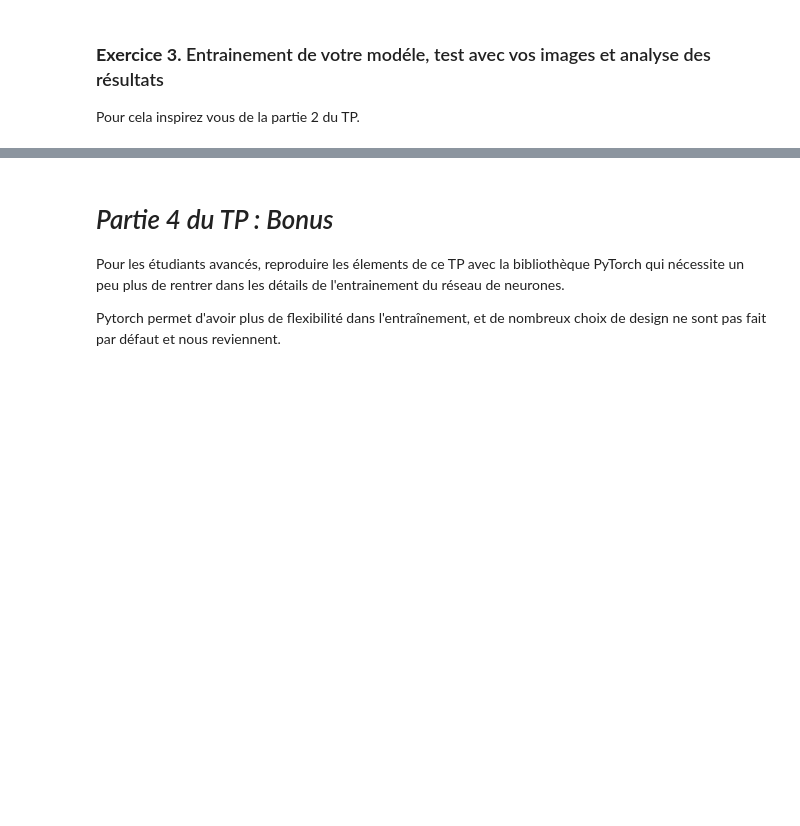
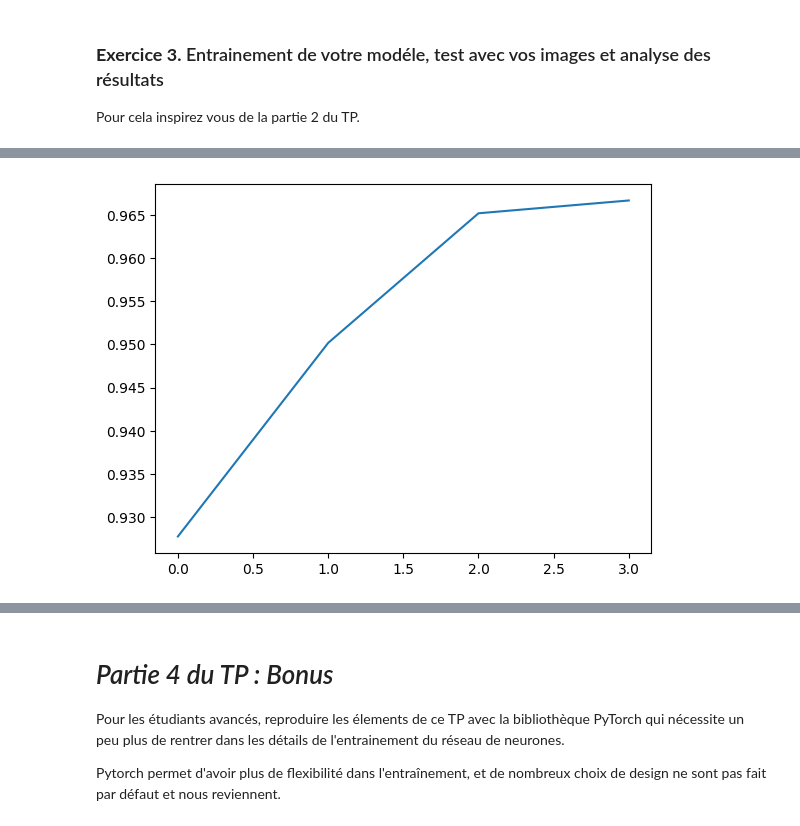
Before and after one commit to CamaraTinah/test_compendium, a Jupyter notebook: TP/TP_1_GIS.ipynb, the cells around one changed output, grey strips where cells are left out. Saved outputs shown, nothing was run; the diff lists cells and outputs as text; code cells hidden in the pictures; blank space fills up the shorter version.

```diff
--- a/TP/TP_1_GIS.ipynb
+++ b/TP/TP_1_GIS.ipynb
@@ -511,0 +580,5 @@ Il vous est demandé de pouv oir maintenant considérer les classes suivantes :
+# %%
+# création de mon modèle
+from fastai.vision.all import vision_learner, resnet50, accuracy
+
+model = vision_learner(dataloader, resnet50, metrics=accuracy)
@@ -511,0 +596,11 @@ Il vous est demandé de pouv oir maintenant considérer les classes suivantes :
+# %%
+# sauvegarde du pkl
+model.export("model.pkl")
+
+# courbe de précision du modèle
+from fastai.vision.all import plt, L
+
+accuracy_values = L(model.recorder.values).itemgot(2)
+plt.plot(accuracy_values);
+# %% [output]
+[figure, added]
```
Also changed, not shown: parts of 23 cells of this notebook.
